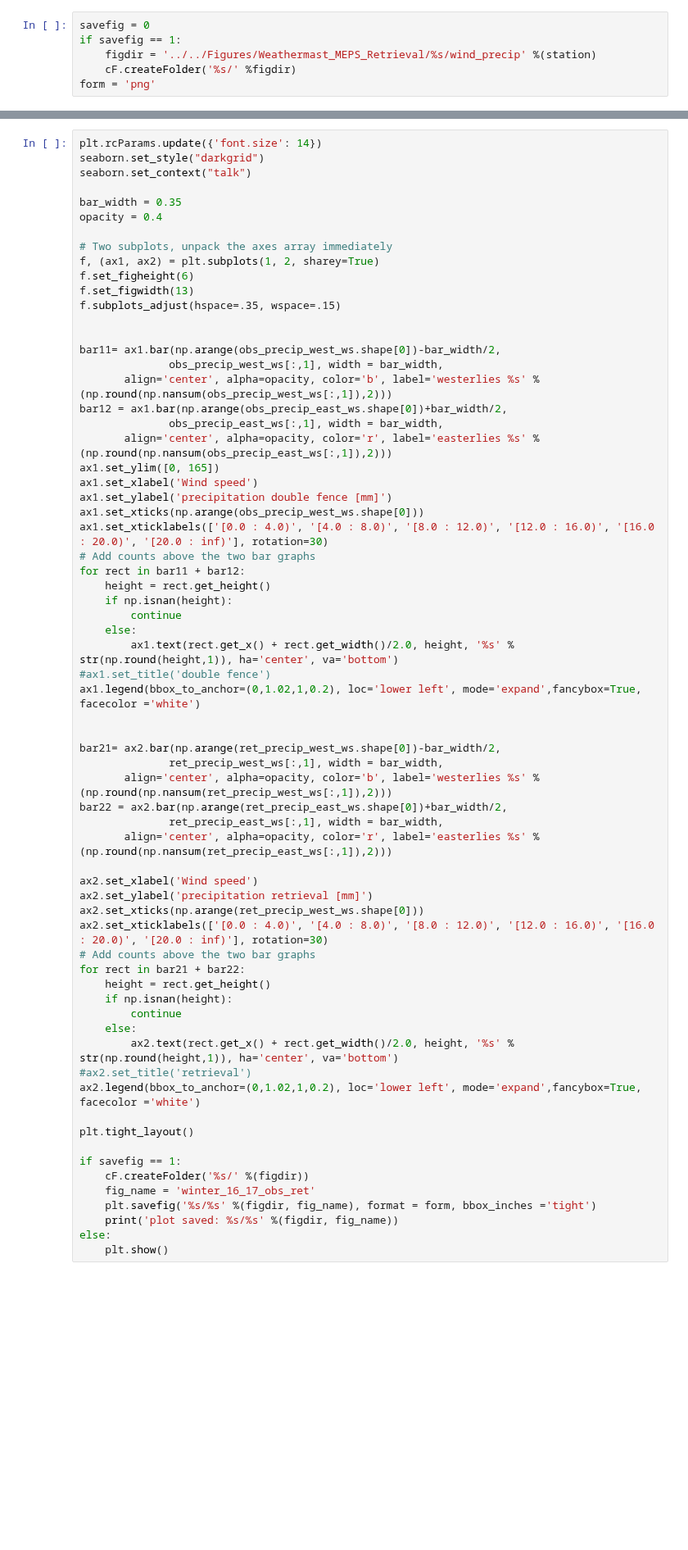
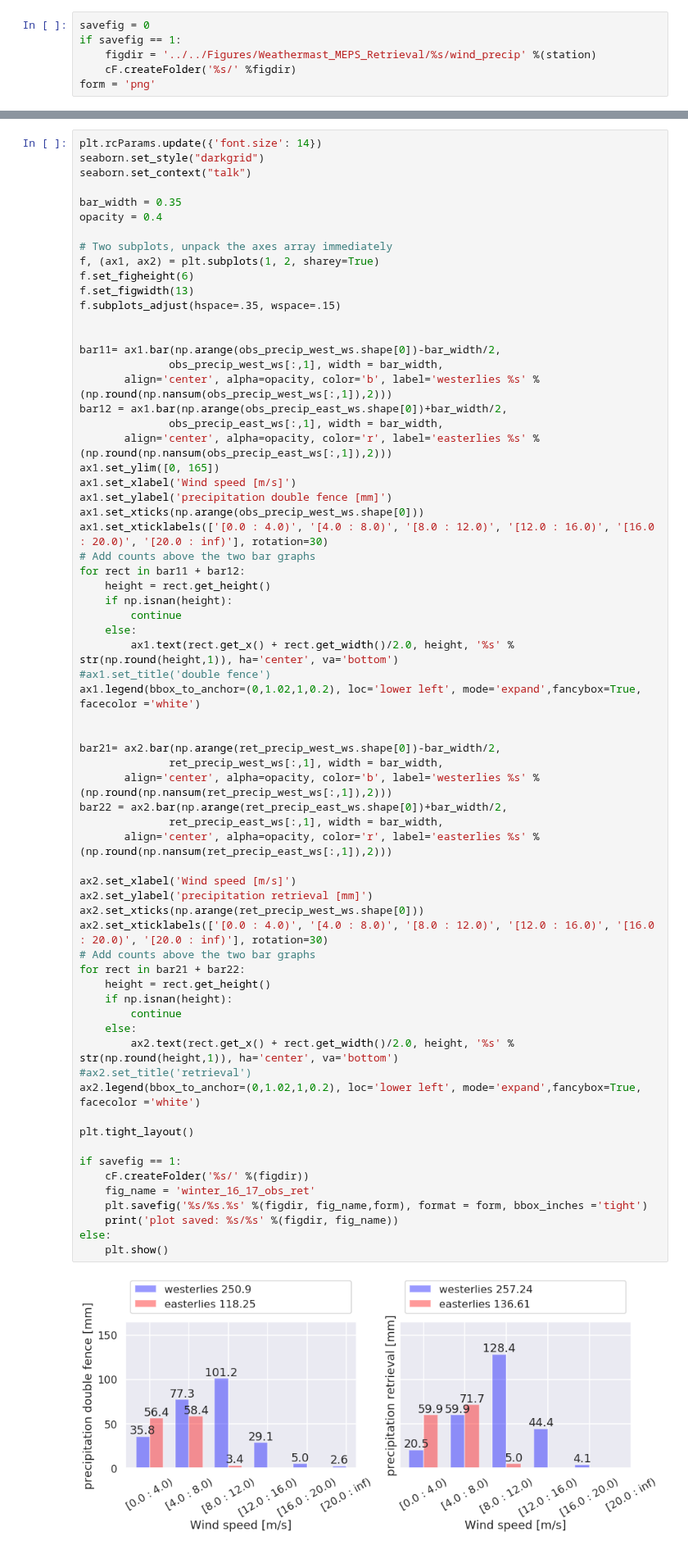
Before and after one commit to franzihe/research_Haukeli, a Jupyter notebook: Weathermast_Retrieval_MEPS/seasonal_stat_wind.ipynb, the cells around one changed output, grey strips where cells are left out. Shown at 82% size. Cells and saved outputs as stored; diff of their text form; blank space fills up the shorter version.

Commit message:
added occurance of westerly/easterly and associated wind speed

```diff
--- a/Weathermast_Retrieval_MEPS/seasonal_stat_wind.ipynb
+++ b/Weathermast_Retrieval_MEPS/seasonal_stat_wind.ipynb
@@ -167,7 +307,7 @@ bar12 = ax1.bar(np.arange(obs_precip_east_ws.shape[0])+bar_width/2,
               obs_precip_east_ws[:,1], width = bar_width,
        align='center', alpha=opacity, color='r', label='easterlies %s' %(np.round(np.nansum(obs_precip_east_ws[:,1]),2)))
 ax1.set_ylim([0, 165])
-ax1.set_xlabel('Wind speed')
+ax1.set_xlabel('Wind speed [m/s]')
 ax1.set_ylabel('precipitation double fence [mm]')
 ax1.set_xticks(np.arange(obs_precip_west_ws.shape[0]))
 ax1.set_xticklabels(['[0.0 : 4.0)', '[4.0 : 8.0)', '[8.0 : 12.0)', '[12.0 : 16.0)', '[16.0 : 20.0)', '[20.0 : inf)'], rotation=30)
@@ -183,32 +323,34 @@ ax1.legend(bbox_to_anchor=(0,1.02,1,0.2), loc='lower left', mode='expand',fancyb
 
 
 bar21= ax2.bar(np.arange(ret_precip_west_ws.shape[0])-bar_width/2,
               ret_precip_west_ws[:,1], width = bar_width,
        align='center', alpha=opacity, color='b', label='westerlies %s' %(np.round(np.nansum(ret_precip_west_ws[:,1]),2)))
 bar22 = ax2.bar(np.arange(ret_precip_east_ws.shape[0])+bar_width/2,
               ret_precip_east_ws[:,1], width = bar_width,
        align='center', alpha=opacity, color='r', label='easterlies %s' %(np.round(np.nansum(ret_precip_east_ws[:,1]),2)))
 
-ax2.set_xlabel('Wind speed')
+ax2.set_xlabel('Wind speed [m/s]')
 ax2.set_ylabel('precipitation retrieval [mm]')
 ax2.set_xticks(np.arange(ret_precip_west_ws.shape[0]))
 ax2.set_xticklabels(['[0.0 : 4.0)', '[4.0 : 8.0)', '[8.0 : 12.0)', '[12.0 : 16.0)', '[16.0 : 20.0)', '[20.0 : inf)'], rotation=30)
 # Add counts above the two bar graphs
 for rect in bar21 + bar22:
     height = rect.get_height()
     if np.isnan(height):
         continue
     else:
         ax2.text(rect.get_x() + rect.get_width()/2.0, height, '%s' % str(np.round(height,1)), ha='center', va='bottom')
 #ax2.set_title('retrieval')
 ax2.legend(bbox_to_anchor=(0,1.02,1,0.2), loc='lower left', mode='expand',fancybox=True, facecolor ='white')
 
 plt.tight_layout()
 
 if savefig == 1:
     cF.createFolder('%s/' %(figdir))
     fig_name = 'winter_16_17_obs_ret'
-    plt.savefig('%s/%s' %(figdir, fig_name), format = form, bbox_inches ='tight')
+    plt.savefig('%s/%s.%s' %(figdir, fig_name,form), format = form, bbox_inches ='tight')
     print('plot saved: %s/%s' %(figdir, fig_name))
 else:
     plt.show()
+# %% [output]
+[figure, added]
```
Also changed, not shown: parts of 12 cells of this notebook.
